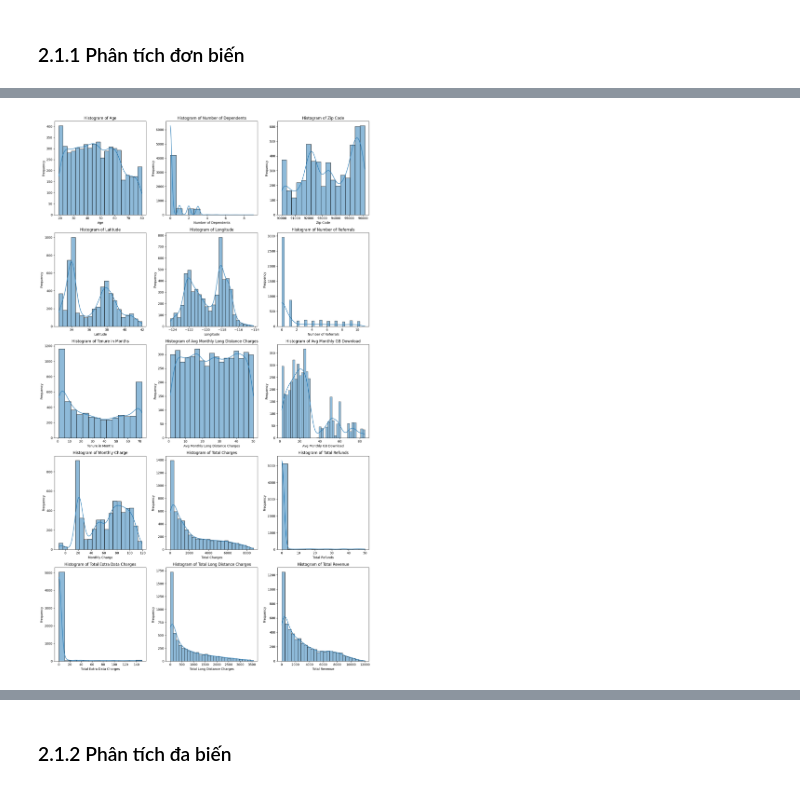
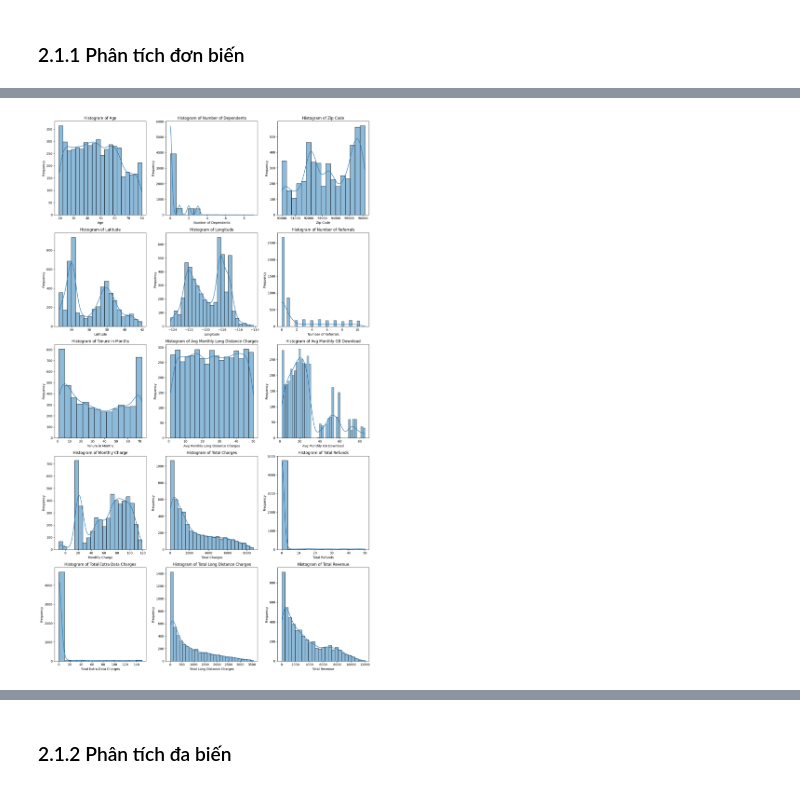
Before and after one commit to xuanbaojr/khaipha_btl, a Jupyter notebook: khaipha.ipynb, the cells around one changed output, grey strips where cells are left out. Drawn from its saved outputs; the diff is of its cells as text; code cells hidden in the pictures.

```diff
--- a/khaipha.ipynb
+++ b/khaipha.ipynb
@@ -41,6 +33,7 @@ import scikitplot as skplt
 # %%
 train_df = pd.read_csv("/kaggle/input/telecom/5.telecom_train.csv")
 test_df = pd.read_csv("/kaggle/input/telecom/4.telecom_test.csv")
+train_df = train_df[train_df["Customer Status"] != "Joined"]
 
 train_df = train_df.drop(["Churn Category", "Churn Reason"], axis=1)
 test_df = test_df.drop(["Churn Category", "Churn Reason"], axis=1)
@@ -64,38 +57,41 @@ train_df.describe()
 | max | 80.000000 | 9.000000 | 96148.000000 | 41.962127 | -114.192901 | 11.000000 | 72.000000 | ... |
 # %%
-# numerical features
 import matplotlib.pyplot as plt
 import seaborn as sns
 import pandas as pd
+import numpy as np
 
-# Chọn các cột kiểu số (numeric)
+# Replace infinite values with NaN
+train_df.replace([np.inf, -np.inf], np.nan, inplace=True)
+
+# Select numeric columns
 numeric_columns = train_df.select_dtypes(include=['int64', 'float64']).columns
 
-# Xác định số lượng biến số
+# Determine the number of numeric variables
 num_vars = len(numeric_columns)
-num_cols = 3  # Số cột của lưới
-num_rows = (num_vars + num_cols - 1) // num_cols  # Số hàng của lưới
+num_cols = 3  # Number of columns in the grid
+num_rows = (num_vars + num_cols - 1) // num_cols  # Number of rows in the grid
 
-# Tạo các biểu đồ con
+# Create subplots
 fig, axes = plt.subplots(num_rows, num_cols, figsize=(15, num_rows * 5))
 
-# Duyệt qua các biến số và vẽ histogram
+# Iterate through numeric variables and plot histograms
 for i, column in enumerate(numeric_columns):
     row = i // num_cols
     col = i % num_cols
     sns.histplot(train_df[column].dropna(), kde=True, ax=axes[row, col])
     axes[row, col].set_title(f'Histogram of {column}')
     axes[row, col].set_xlabel(column)
     axes[row, col].set_ylabel('Frequency')
 
-# Xóa các biểu đồ phụ nếu số biến không đủ để lấp đầy toàn bộ lưới
+# Remove any empty subplots if the number of variables is not enough to fill the grid
 for j in range(i + 1, num_rows * num_cols):
     fig.delaxes(axes[j // num_cols, j % num_cols])
 
 plt.tight_layout()
 plt.show()
 # %% [output]
-[figure, old version]
+[figure, new version]
 # %%
 # categorical feature
 import matplotlib.pyplot as plt
```
Also changed, not shown: parts of 20 cells of this notebook.
